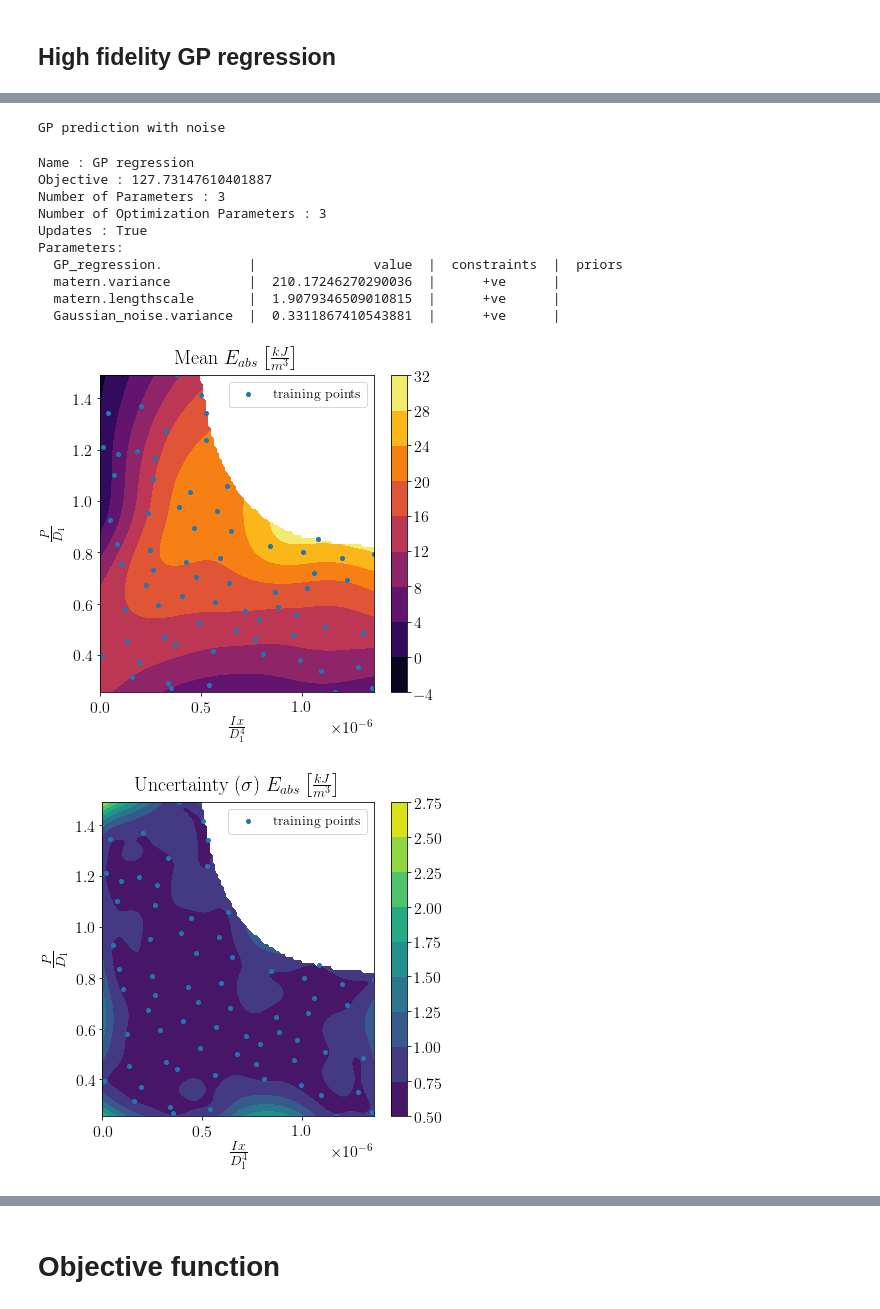
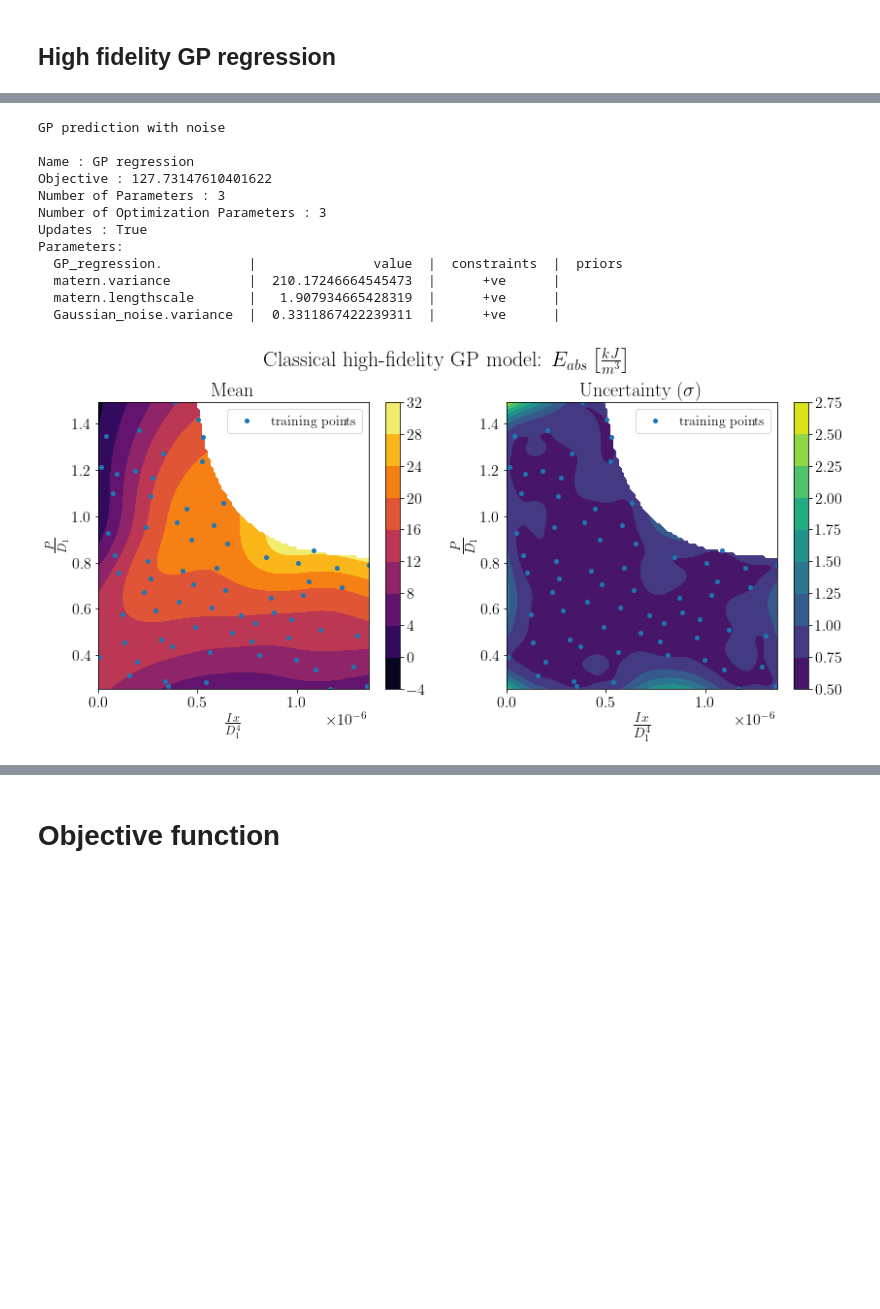
Before and after one commit to bessagroup/SQGP_SI, a Jupyter notebook: 7_Metamaterial_with_QGP.ipynb, the cells around one changed output, grey strips where cells are left out. Saved outputs shown, nothing was run; the diff lists cells and outputs as text; code cells hidden in the pictures; blank space fills up the shorter version.

```diff
--- a/7_Metamaterial_with_QGP.ipynb
+++ b/7_Metamaterial_with_QGP.ipynb
@@ -249,23 +202,20 @@ Updates: True
 # %%
 plot_GP_2d(X, Xnew_scaled, m_e, x, y, idx_class = idx_not_classified,
             xlab  = r'$\frac{Ix}{D_1^4}$',
             ylab = r'$\frac{P}{D_1}$',
-           #suptitle = 'Classical high-fidelity GP model: $E_{abs}\\left[\\frac{kJ}{m^3}\\right]$')#,
-           suptitle = ' $E_{abs}\\left[\\frac{kJ}{m^3}\\right]$',
-                     split_plots = True)
-
-           #   savepath = '/home/gawel/thesis/chapter_4/figures/'  + '2d_Eabs-classical_GP.pdf')
+            suptitle = 'Classical high-fidelity GP model: $E_{abs}\\left[\\frac{kJ}{m^3}\\right]$',
+            split_plots = False)
 # %% [output]
 GP prediction with noise
+
+Name : GP regression
+Objective : 127.73147610401622
+Number of Parameters : 3
+Number of Optimization Parameters : 3
+Updates : True
+Parameters:
+  GP_regression.           |               value  |  constraints  |  priors
+  matern.variance          |  210.17246664545473  |      +ve      |
+  matern.lengthscale       |   1.907934665428319  |      +ve      |
+  Gaussian_noise.variance  |  0.3311867422239311  |      +ve      |
-Name : GP regression
-Objective : 127.73147610401887
-Number of Parameters : 3
-Number of Optimization Parameters : 3
-Updates : True
-Parameters:
-  GP_regression.           |               value  |  constraints  |  priors
-  matern.variance          |  210.17246270290036  |      +ve      |
-  matern.lengthscale       |  1.9079346509010815  |      +ve      |
-  Gaussian_noise.variance  |  0.3311867410543881  |      +ve      |
-[figure, old version]
+[figure, new version]
-[figure, removed]
```
Also changed, not shown: parts of 139 cells of this notebook, 3 other files.
